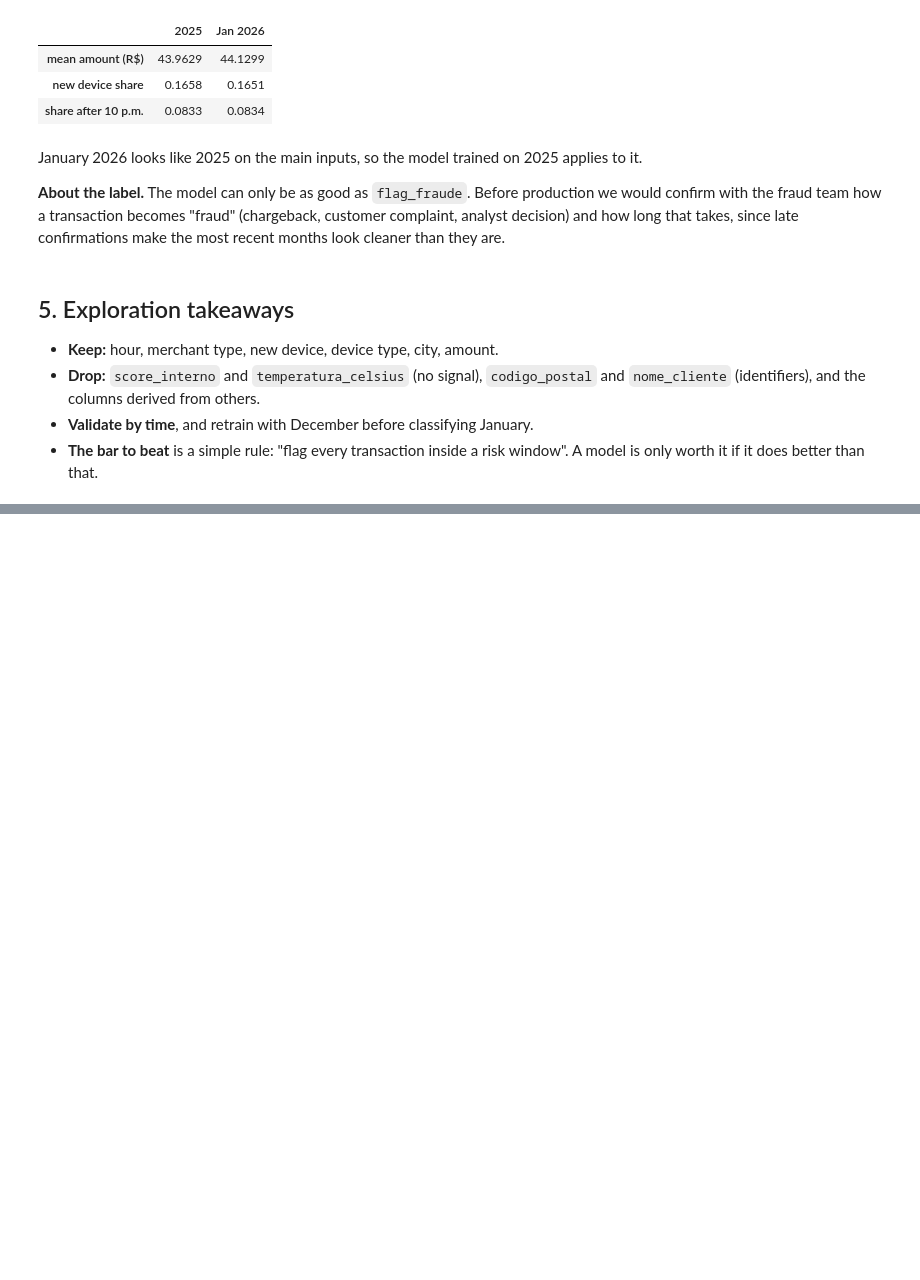
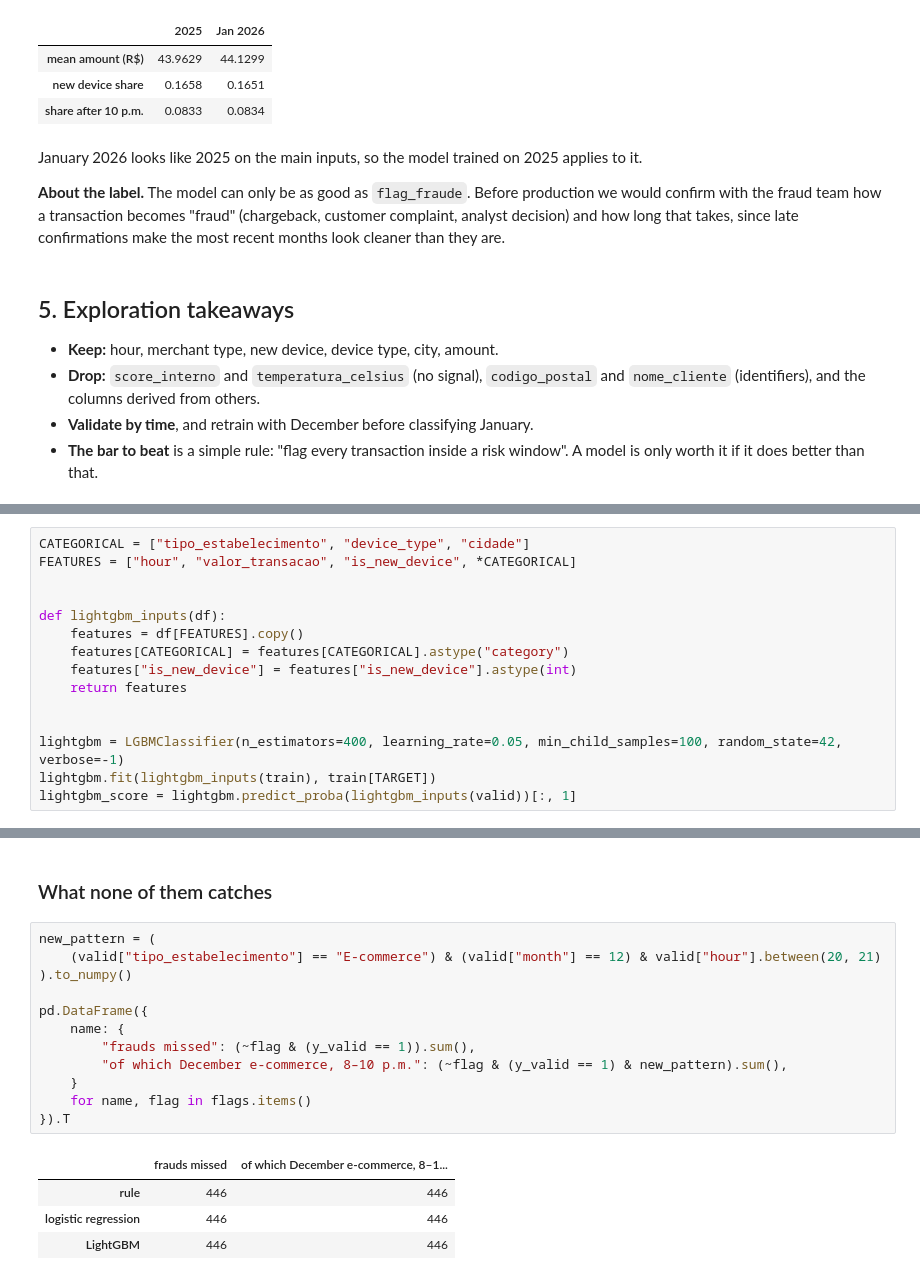
Before and after one commit to JuliaNazka/fraud-detection-case, a Jupyter notebook: notebooks/fraud_detection.ipynb, the cells around one changed output, grey strips where cells are left out. Drawn from its saved outputs; the diff is of its cells as text; blank space fills up the shorter version.

```diff
--- a/notebooks/fraud_detection.ipynb
+++ b/notebooks/fraud_detection.ipynb
@@ -279,0 +342,15 @@ January 2026 looks like 2025 on the main inputs, so the model trained on 2025 ap
+# %%
+CATEGORICAL = ["tipo_estabelecimento", "device_type", "cidade"]
+FEATURES = ["hour", "valor_transacao", "is_new_device", *CATEGORICAL]
+
+
+def lightgbm_inputs(df):
+    features = df[FEATURES].copy()
+    features[CATEGORICAL] = features[CATEGORICAL].astype("category")
+    features["is_new_device"] = features["is_new_device"].astype(int)
+    return features
+
+
+lightgbm = LGBMClassifier(n_estimators=400, learning_rate=0.05, min_child_samples=100, random_state=42, verbose=-1)
+lightgbm.fit(lightgbm_inputs(train), train[TARGET])
+lightgbm_score = lightgbm.predict_proba(lightgbm_inputs(valid))[:, 1]
@@ -279,0 +415,19 @@ January 2026 looks like 2025 on the main inputs, so the model trained on 2025 ap
+# %% [markdown]
+### What none of them catches
+# %%
+new_pattern = (
+    (valid["tipo_estabelecimento"] == "E-commerce") & (valid["month"] == 12) & valid["hour"].between(20, 21)
+).to_numpy()
+
+pd.DataFrame({
+    name: {
+        "frauds missed": (~flag & (y_valid == 1)).sum(),
+        "of which December e-commerce, 8–10 p.m.": (~flag & (y_valid == 1) & new_pattern).sum(),
+    }
+    for name, flag in flags.items()
+}).T
+# %% [output]
+|  | frauds missed | of which December e-commerce, 8–1... |
+| rule | 446 | 446 |
+| logistic regression | 446 | 446 |
+| LightGBM | 446 | 446 |
```
Also changed, not shown: parts of 12 cells of this notebook, 1 other file.
